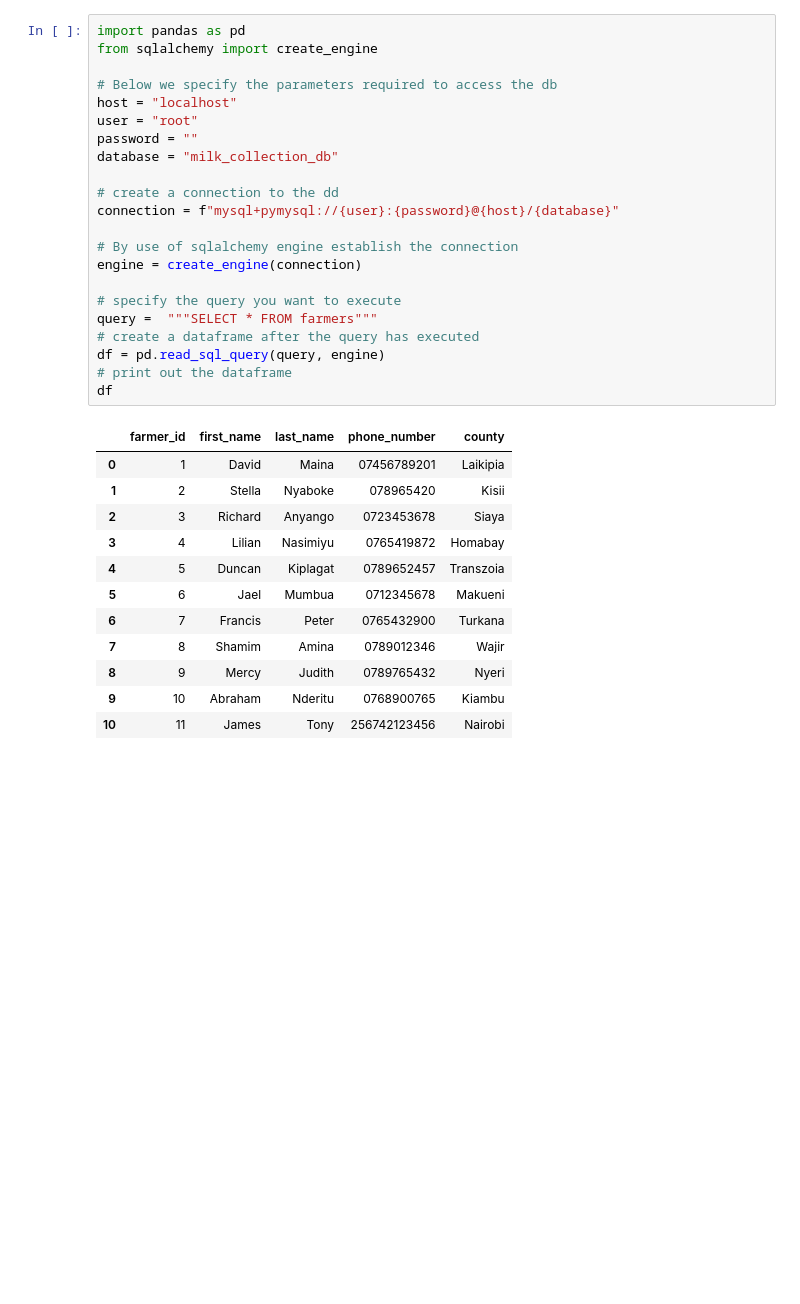
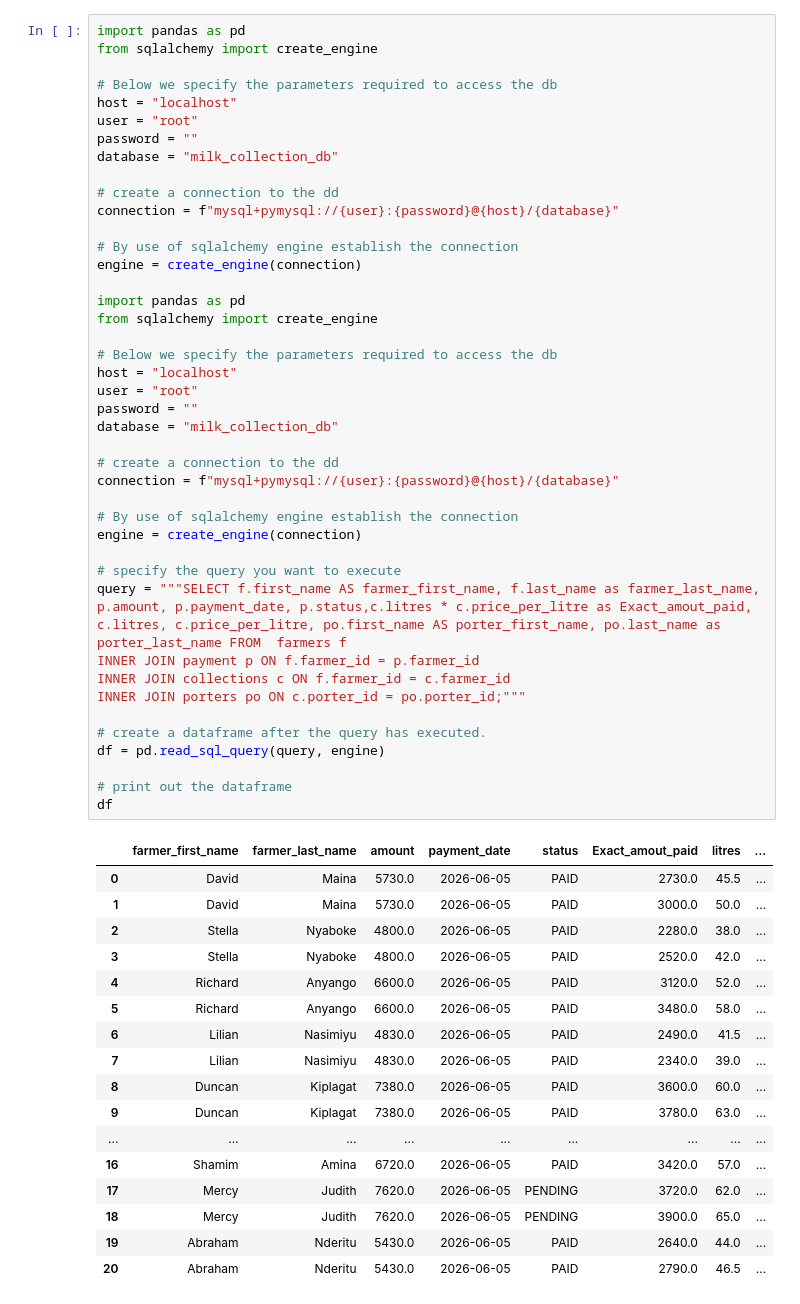
Before and after one commit to lynnewambui-arch/Data-Science-Analysis, a Jupyter notebook: EDA.ipynb, the cells around one changed output. Cells and saved outputs as stored; diff of their text form; blank space fills up the shorter version.

```diff
--- a/EDA.ipynb
+++ b/EDA.ipynb
@@ -1,35 +1,60 @@
 # %%
 import pandas as pd
 from sqlalchemy import create_engine
 
 # Below we specify the parameters required to access the db
 host = "localhost"
 user = "root"
 password = ""
 database = "milk_collection_db"
 
 # create a connection to the dd
 connection = f"mysql+pymysql://{user}:{password}@{host}/{database}"
 
 # By use of sqlalchemy engine establish the connection
 engine = create_engine(connection)
 
+import pandas as pd
+from sqlalchemy import create_engine
+
+# Below we specify the parameters required to access the db
+host = "localhost"
+user = "root"
+password = ""
+database = "milk_collection_db"
+
+# create a connection to the dd
+connection = f"mysql+pymysql://{user}:{password}@{host}/{database}"
+
+# By use of sqlalchemy engine establish the connection
+engine = create_engine(connection)
+
 # specify the query you want to execute
-query =  """SELECT * FROM farmers"""
-# create a dataframe after the query has executed
+query = """SELECT f.first_name AS farmer_first_name, f.last_name as farmer_last_name, p.amount, p.payment_date, p.status,c.litres * c.price_per_litre as Exact_amout_paid, c.litres, c.price_per_litre, po.first_name AS porter_first_name, po.last_name as porter_last_name FROM  farmers f
+INNER JOIN payment p ON f.farmer_id = p.farmer_id
+INNER JOIN collections c ON f.farmer_id = c.farmer_id
+INNER JOIN porters po ON c.porter_id = po.porter_id;"""
+
+# create a dataframe after the query has executed.
 df = pd.read_sql_query(query, engine)
+
 # print out the dataframe
 df
 # %% [output]
-|  | farmer_id | first_name | last_name | phone_number | county |
-| 0 | 1 | David | Maina | 07456789201 | Laikipia |
-| 1 | 2 | Stella | Nyaboke | 078965420 | Kisii |
-| 2 | 3 | Richard | Anyango | 0723453678 | Siaya |
-| 3 | 4 | Lilian | Nasimiyu | 0765419872 | Homabay |
-| 4 | 5 | Duncan | Kiplagat | 0789652457 | Transzoia |
-| 5 | 6 | Jael | Mumbua | 0712345678 | Makueni |
-| 6 | 7 | Francis | Peter | 0765432900 | Turkana |
-| 7 | 8 | Shamim | Amina | 0789012346 | Wajir |
-| 8 | 9 | Mercy | Judith | 0789765432 | Nyeri |
-| 9 | 10 | Abraham | Nderitu | 0768900765 | Kiambu |
-| 10 | 11 | James | Tony | 256742123456 | Nairobi |
+|  | farmer_first_name | farmer_last_name | amount | payment_date | status | Exact_amout_paid | litres | ... |
+| 0 | David | Maina | 5730.0 | 2026-06-05 | PAID | 2730.0 | 45.5 | ... |
+| 1 | David | Maina | 5730.0 | 2026-06-05 | PAID | 3000.0 | 50.0 | ... |
+| 2 | Stella | Nyaboke | 4800.0 | 2026-06-05 | PAID | 2280.0 | 38.0 | ... |
+| 3 | Stella | Nyaboke | 4800.0 | 2026-06-05 | PAID | 2520.0 | 42.0 | ... |
+| 4 | Richard | Anyango | 6600.0 | 2026-06-05 | PAID | 3120.0 | 52.0 | ... |
+| 5 | Richard | Anyango | 6600.0 | 2026-06-05 | PAID | 3480.0 | 58.0 | ... |
+| 6 | Lilian | Nasimiyu | 4830.0 | 2026-06-05 | PAID | 2490.0 | 41.5 | ... |
+| 7 | Lilian | Nasimiyu | 4830.0 | 2026-06-05 | PAID | 2340.0 | 39.0 | ... |
+| 8 | Duncan | Kiplagat | 7380.0 | 2026-06-05 | PAID | 3600.0 | 60.0 | ... |
+| 9 | Duncan | Kiplagat | 7380.0 | 2026-06-05 | PAID | 3780.0 | 63.0 | ... |
+| ... | ... | ... | ... | ... | ... | ... | ... | ... |
+| 16 | Shamim | Amina | 6720.0 | 2026-06-05 | PAID | 3420.0 | 57.0 | ... |
+| 17 | Mercy | Judith | 7620.0 | 2026-06-05 | PENDING | 3720.0 | 62.0 | ... |
+| 18 | Mercy | Judith | 7620.0 | 2026-06-05 | PENDING | 3900.0 | 65.0 | ... |
+| 19 | Abraham | Nderitu | 5430.0 | 2026-06-05 | PAID | 2640.0 | 44.0 | ... |
+| 20 | Abraham | Nderitu | 5430.0 | 2026-06-05 | PAID | 2790.0 | 46.5 | ... |
```
Also changed, not shown: parts of 7 cells of this notebook, 2 other files.
